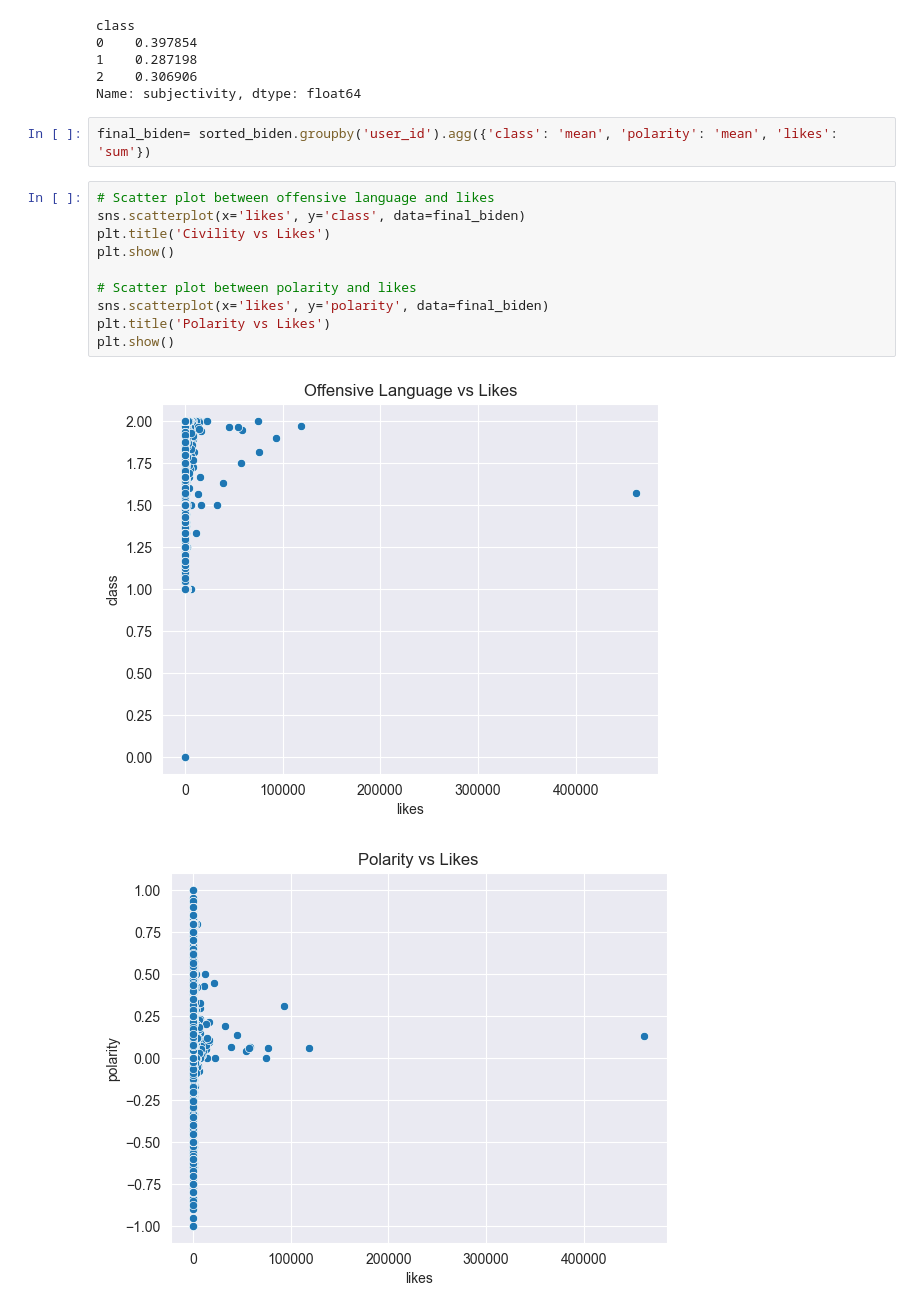
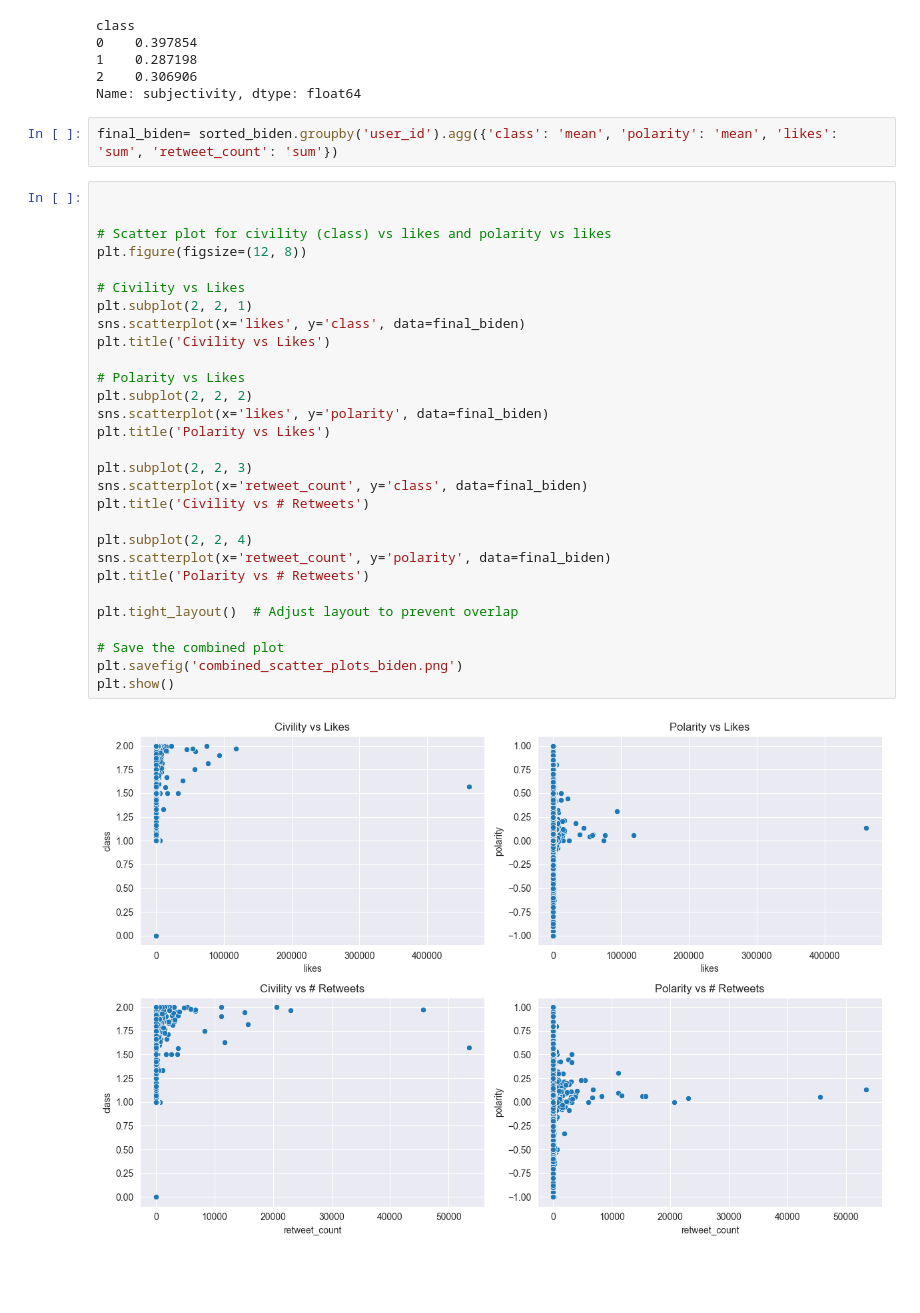
Before and after one commit to GhazaleZe/Political-Polarization-in-Comments, a Jupyter notebook: Civility.ipynb, the cells around one changed output. Cells and saved outputs as stored; diff of their text form; blank space fills up the shorter version.

Commit message:
biden save civility and plots colored prediction of class language is added

```diff
--- a/Civility.ipynb
+++ b/Civility.ipynb
@@ -262,18 +262,36 @@ class
 2    0.306906
 Name: subjectivity, dtype: float64
 # %%
-final_biden= sorted_biden.groupby('user_id').agg({'class': 'mean', 'polarity': 'mean', 'likes': 'sum'})
+final_biden= sorted_biden.groupby('user_id').agg({'class': 'mean', 'polarity': 'mean', 'likes': 'sum', 'retweet_count': 'sum'})
 # %%
-# Scatter plot between offensive language and likes
+
+
+# Scatter plot for civility (class) vs likes and polarity vs likes
+plt.figure(figsize=(12, 8))
+
+# Civility vs Likes
+plt.subplot(2, 2, 1)
 sns.scatterplot(x='likes', y='class', data=final_biden)
 plt.title('Civility vs Likes')
-plt.show()
 
-# Scatter plot between polarity and likes
+# Polarity vs Likes
+plt.subplot(2, 2, 2)
 sns.scatterplot(x='likes', y='polarity', data=final_biden)
 plt.title('Polarity vs Likes')
+
+plt.subplot(2, 2, 3)
+sns.scatterplot(x='retweet_count', y='class', data=final_biden)
+plt.title('Civility vs # Retweets')
+
+plt.subplot(2, 2, 4)
+sns.scatterplot(x='retweet_count', y='polarity', data=final_biden)
+plt.title('Polarity vs # Retweets')
+
+plt.tight_layout()  # Adjust layout to prevent overlap
+
+# Save the combined plot
+plt.savefig('combined_scatter_plots_biden.png')
 plt.show()
 # %% [output]
-[figure, old version]
+[figure, new version]
-[figure, removed]
 # %%
```
Also changed, not shown: parts of 3 cells of this notebook.
